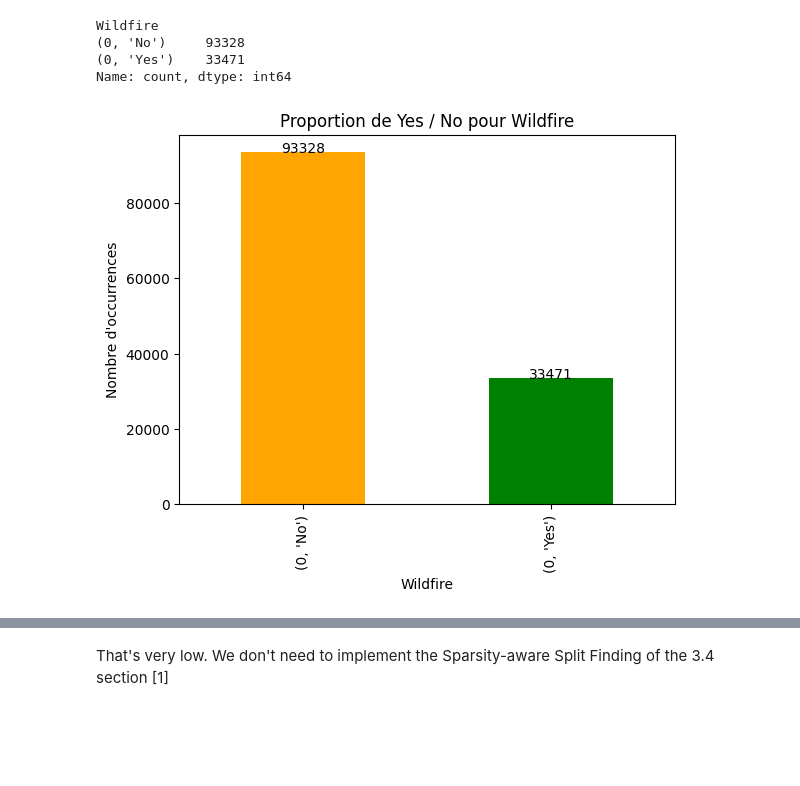
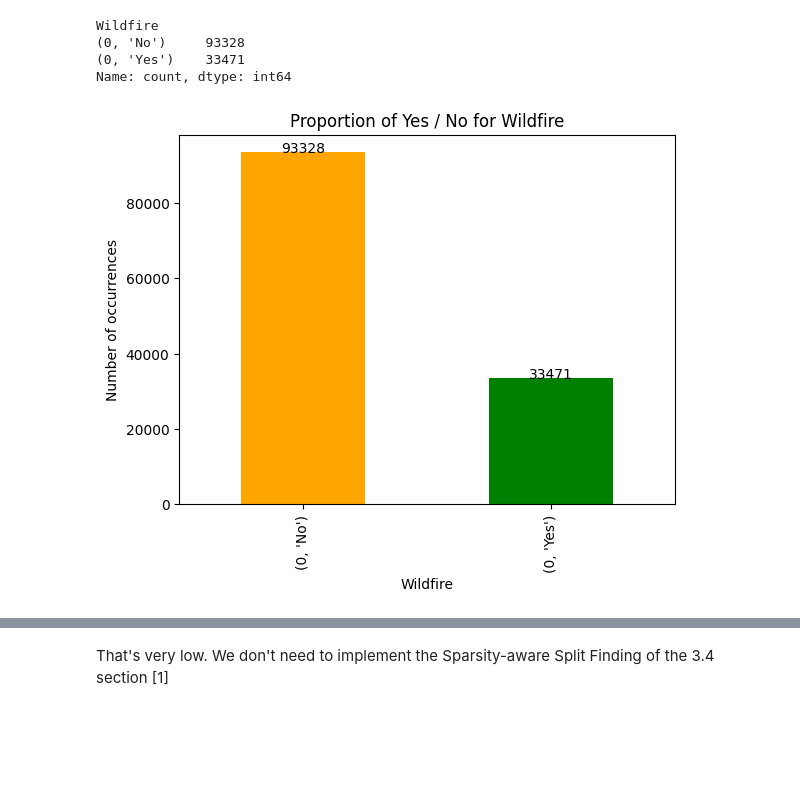
Before and after one commit to GabinSmt/Advanced-Machine-Learning-Project-Wild-fire-, a Jupyter notebook: use_case.ipynb, the cells around one changed output, grey strips where cells are left out. Drawn from its saved outputs; the diff is of its cells as text; code cells hidden in the pictures.

```diff
--- a/use_case.ipynb
+++ b/use_case.ipynb
@@ -49,24 +49,20 @@ Name: count, dtype: int64
 # %%
 import matplotlib.pyplot as plt
 
-# Compter les occurrences de chaque valeur
 counts = df["Wildfire"].value_counts()
 
-# Tracer un histogramme (barres)
 counts.plot(kind="bar", color=["orange", "green"])
 
-# Ajouter un titre et des labels
-plt.title("Proportion de Yes / No pour Wildfire")
+plt.title("Proportion of Yes / No for Wildfire")
 plt.xlabel("Wildfire")
-plt.ylabel("Nombre d'occurrences")
+plt.ylabel("Number of occurrences")
 
-# Afficher les valeurs au-dessus des barres (optionnel)
 for i, val in enumerate(counts):
     plt.text(i, val + 0.1, str(val), ha='center')
 
 plt.show()
 # %% [output]
-[figure, old version]
+[figure, new version]
 # %%
 df['datetime'] = pd.to_datetime(df['datetime'])
 df['month'] = (df['datetime'] + pd.Timedelta(days=60)).dt.month
```
Also changed, not shown: parts of 3 cells of this notebook, 1 other file.
